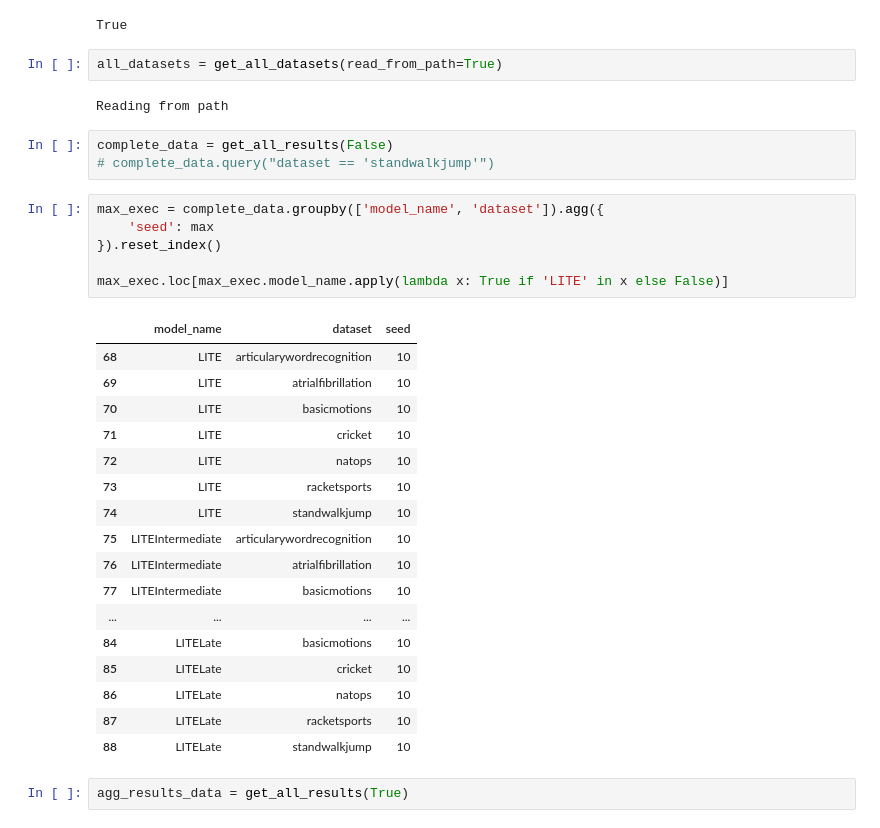
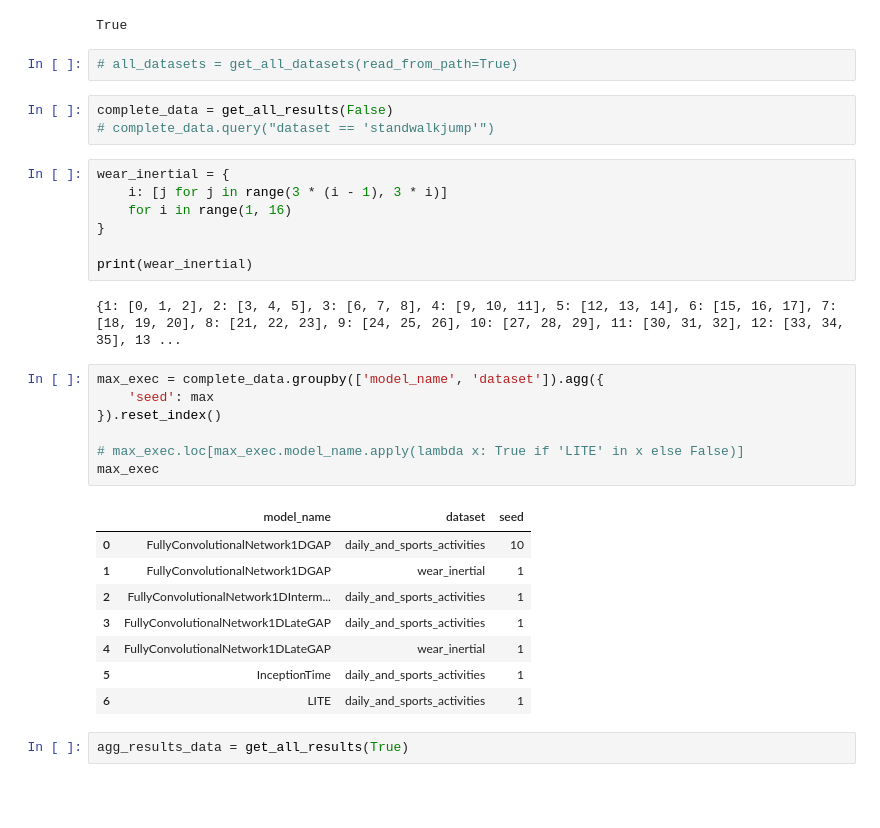
Before and after one commit to samuelthomaz7/multimodal_tsc_study_cases, a Jupyter notebook: test_notebook.ipynb, the cells around one changed output. Cells and saved outputs as stored; diff of their text form; blank space fills up the shorter version.

Commit message:
changing the names of the datasets

```diff
--- a/test_notebook.ipynb
+++ b/test_notebook.ipynb
@@ -47,36 +47,35 @@ torch.cuda.is_available()
 # %% [output]
 True
 # %%
-all_datasets = get_all_datasets(read_from_path=True)
+# all_datasets = get_all_datasets(read_from_path=True)
-# %% [output]
-Reading from path
 # %%
 complete_data = get_all_results(False)
 # complete_data.query("dataset == 'standwalkjump'")
+# %%
+wear_inertial = {
+    i: [j for j in range(3 * (i - 1), 3 * i)]
+    for i in range(1, 16)
+}
+
+print(wear_inertial)
+# %% [output]
+{1: [0, 1, 2], 2: [3, 4, 5], 3: [6, 7, 8], 4: [9, 10, 11], 5: [12, 13, 14], 6: [15, 16, 17], 7: [18, 19, 20], 8: [21, 22, 23], 9: [24, 25, 26], 10: [27, 28, 29], 11: [30, 31, 32], 12: [33, 34, 35], 13 ...
 # %%
 max_exec = complete_data.groupby(['model_name', 'dataset']).agg({
     'seed': max
 }).reset_index()
 
-max_exec.loc[max_exec.model_name.apply(lambda x: True if 'LITE' in x else False)]
+# max_exec.loc[max_exec.model_name.apply(lambda x: True if 'LITE' in x else False)]
+max_exec
 # %% [output]
 |  | model_name | dataset | seed |
-| 68 | LITE | articularywordrecognition | 10 |
-| 69 | LITE | atrialfibrillation | 10 |
-| 70 | LITE | basicmotions | 10 |
-| 71 | LITE | cricket | 10 |
-| 72 | LITE | natops | 10 |
-| 73 | LITE | racketsports | 10 |
-| 74 | LITE | standwalkjump | 10 |
-| 75 | LITEIntermediate | articularywordrecognition | 10 |
-| 76 | LITEIntermediate | atrialfibrillation | 10 |
-| 77 | LITEIntermediate | basicmotions | 10 |
-| ... | ... | ... | ... |
-| 84 | LITELate | basicmotions | 10 |
-| 85 | LITELate | cricket | 10 |
-| 86 | LITELate | natops | 10 |
-| 87 | LITELate | racketsports | 10 |
-| 88 | LITELate | standwalkjump | 10 |
+| 0 | FullyConvolutionalNetwork1DGAP | daily_and_sports_activities | 10 |
+| 1 | FullyConvolutionalNetwork1DGAP | wear_inertial | 1 |
+| 2 | FullyConvolutionalNetwork1DInterm... | daily_and_sports_activities | 1 |
+| 3 | FullyConvolutionalNetwork1DLateGAP | daily_and_sports_activities | 1 |
+| 4 | FullyConvolutionalNetwork1DLateGAP | wear_inertial | 1 |
+| 5 | InceptionTime | daily_and_sports_activities | 1 |
+| 6 | LITE | daily_and_sports_activities | 1 |
 # %%
 agg_results_data = get_all_results(True)
 # %%
```
Also changed, not shown: parts of 7 cells of this notebook, 9 other files.
